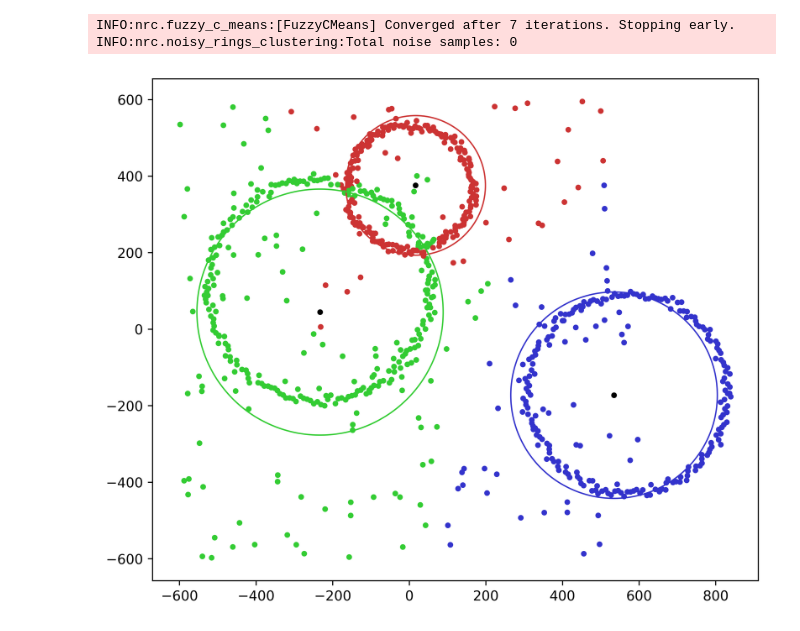
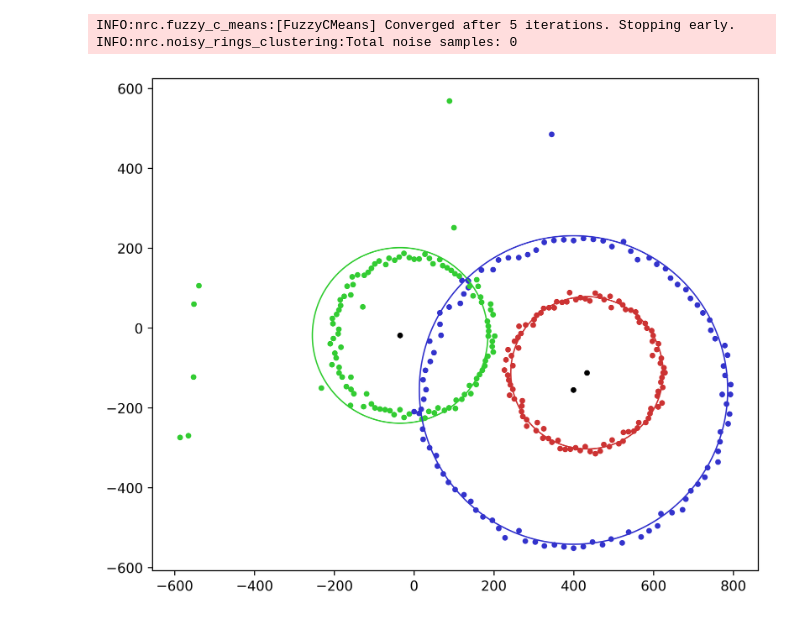
Before and after one commit to davidgonmar/ring-clustering, a Jupyter notebook: experiments/experiment_playground.ipynb, the cells around one changed output. Drawn from its saved outputs; the diff is of its cells as text; code cells hidden in the pictures.

```diff
--- a/experiments/experiment_playground.ipynb
+++ b/experiments/experiment_playground.ipynb
@@ -19,7 +19,8 @@ plt.rcParams["figure.figsize"] = (8, 8)
 # ================ HELPERS ================
 EXCENTRIC = np.array([[-600, -600], [-600, 600], [600, -600], [600, 600]])
 CONCENTRIC = np.array([[0, 0], [0, 0], [0, 0], [0, 0]])
-EXCENTRIC_CLOSE = np.array([[-200, -200], [-200, 200], [200, -200], [200, 200]])
+EXCENTRIC_CLOSE = np.array(
+    [[-200, -200], [-200, 200], [200, -200], [200, 200]])
 NOISE_CONCENTRIC_DELIM = np.array(
     [[-1200, -1200], [-1200, 1200], [1200, -1200], [1200, 1200]]
 )
@@ -31,10 +32,10 @@ CENTER_DELIMS = EXCENTRIC
 MINMAX_RADIUS = np.array([100, 400])
 N_RINGS = 3
 CIRCLES_NOISE = 8
-N_SAMPLES_PER_RING = 200
+N_SAMPLES_PER_RING = 100
 
 # ================ BG NOISE PARAMETERS ================
-N_BACKGROUND_NOISE = 200
+N_BACKGROUND_NOISE = 10
 CENTER_DELIMS_NOISE = EXCENTRIC
 
 # ================ ALGORITHM PARAMETERS ================
@@ -43,7 +44,7 @@ INIT_METHOD = "fuzzycmeans"
 FUZINESS_PARAM = 1.1
 CONVERGENCE_EPS = 1e-5
 MAX_ITERS = 10000
-NOISE_DISTANCE_THRESHOLD = 70
+NOISE_DISTANCE_THRESHOLD = 100
 APPLY_NOISE_REMOVAL = True
 
 circles = random_circles(
@@ -53,37 +54,38 @@ circles = random_circles(
 # Generate additional noise
 noise = random_noise(CENTER_DELIMS_NOISE, N_BACKGROUND_NOISE)
 
 # Combine circles and noise|
 circles = np.concatenate([circles, noise])
 
 
 model = NoisyRingsClustering(
     n_rings=N_RINGS,
     q=FUZINESS_PARAM,
     convergence_eps=CONVERGENCE_EPS,
     max_iters=MAX_ITERS,
     noise_distance_threshold=NOISE_DISTANCE_THRESHOLD,
     apply_noise_removal=APPLY_NOISE_REMOVAL,
     init_method=INIT_METHOD,
 )
 model.fit(circles)
 
 
 # Get the clustering results
 radii, centers, memberships = model.get_labels()
 
 # Define distinct vibrant colors for each ring
 vibrant_colors = get_vibrant_colors(N_RINGS)
 # Ensure we have as many vibrant colors as we have rings
 if len(vibrant_colors) < N_RINGS:
-    raise ValueError("Not enough distinct vibrant colors for the number of rings")
+    raise ValueError(
+        "Not enough distinct vibrant colors for the number of rings")
 fig = plot_results(
-    circles, radii, centers, memberships, vibrant_colors, show_noise=True
+    circles, radii, centers, memberships, vibrant_colors
 )
 # %% [output]
-INFO:nrc.fuzzy_c_means:[FuzzyCMeans] Converged after 7 iterations. Stopping early.
+INFO:nrc.fuzzy_c_means:[FuzzyCMeans] Converged after 5 iterations. Stopping early.
 INFO:nrc.noisy_rings_clustering:Total noise samples: 0
-[figure, old version]
+[figure, new version]
 # %%
 NAME = "expr" + datetime.datetime.now().strftime("%Y%m%d%H%M%S")
 SUBFOLDER = "bg_noise"
```
Also changed, not shown: 8 other files.
